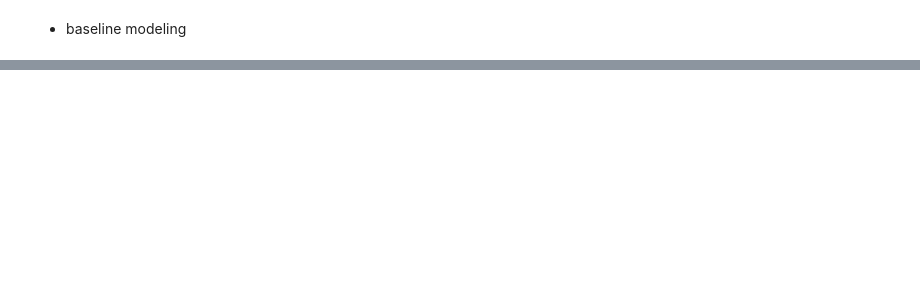
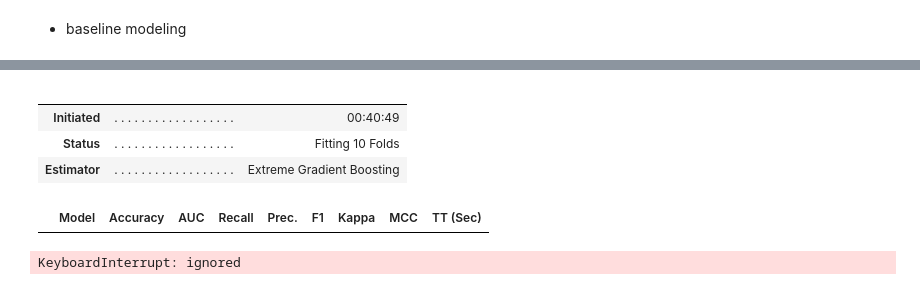
Before and after one commit to Hwijune/hackt, a Jupyter notebook: 08_DS/2023-DS-Multi_Classification.ipynb, the cells around one changed output, grey strips where cells are left out. Drawn from its saved outputs; the diff is of its cells as text; code cells hidden in the pictures; blank space fills up the shorter version.

```diff
--- a/08_DS/2023-DS-Multi_Classification.ipynb
+++ b/08_DS/2023-DS-Multi_Classification.ipynb
@@ -320,0 +348,10 @@ accuracy_score(val_y, pipe.predict(val_x))
+# %%
+top_model = cls.compare_models(fold=10, n_select=2, sort='acc', include=['xgboost', 'lightgbm', 'catboost', 'et', 'rf'])
+# %% [output]
+|  |  |  |
+|  |  |  |
+| Initiated | . . . . . . . . . . . . . . . . . . | 00:40:49 |
+| Status | . . . . . . . . . . . . . . . . . . | Fitting 10 Folds |
+| Estimator | . . . . . . . . . . . . . . . . . . | Extreme Gradient Boosting |
+|  | Model | Accuracy | AUC | Recall | Prec. | F1 | Kappa | MCC | TT (Sec) |
+KeyboardInterrupt: ignored
```
Also changed, not shown: parts of 43 cells of this notebook, 13 other files.
